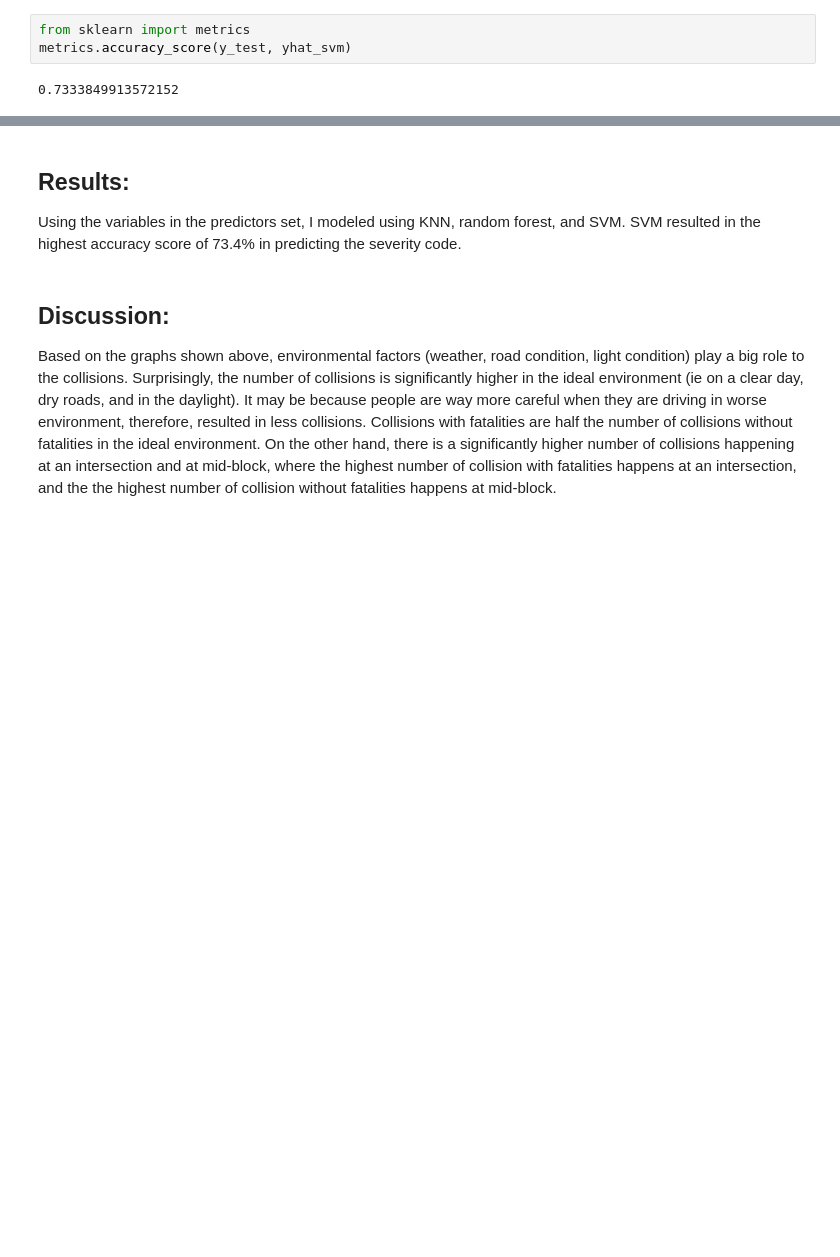
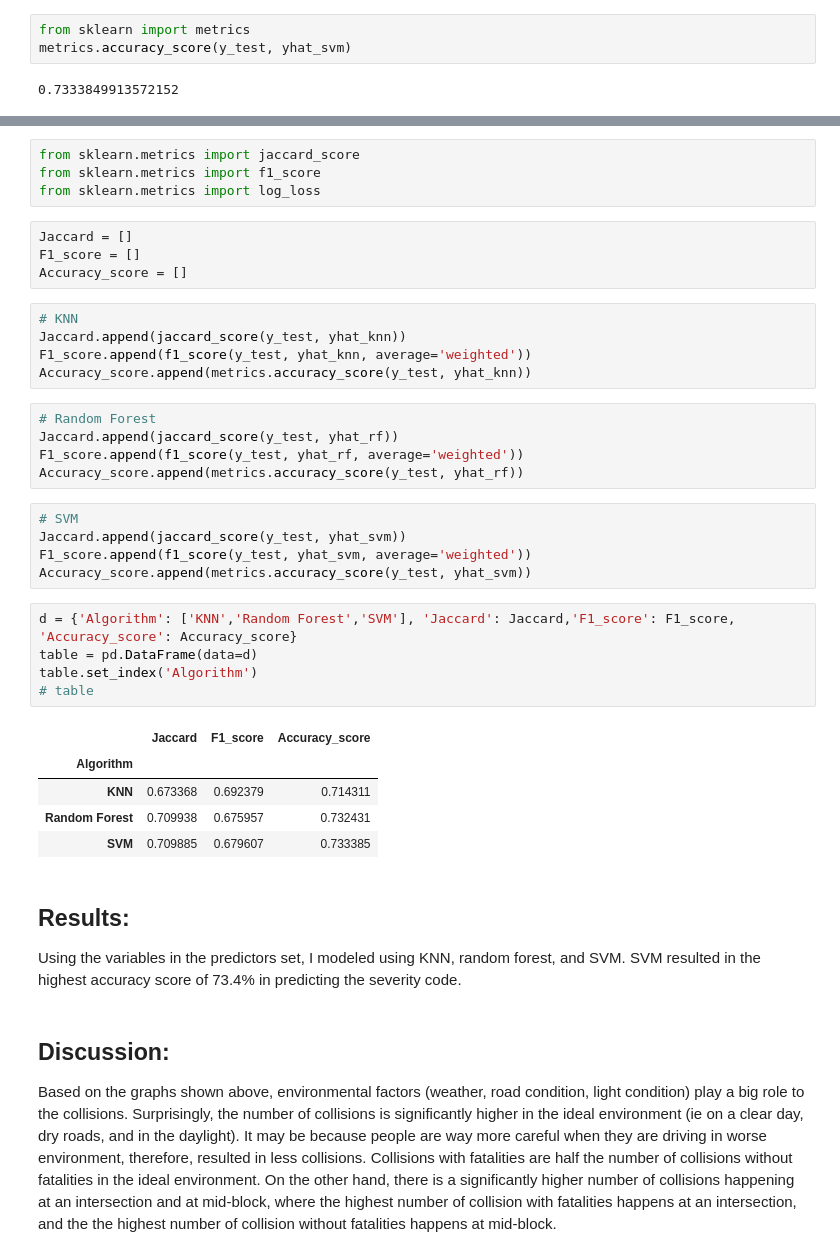
Before and after one commit to carlolY/Coursera_Capstone, a Jupyter notebook: Coursera_Capstone.ipynb, the cells around one changed output, grey strips where cells are left out. Drawn from its saved outputs; the diff is of its cells as text; blank space fills up the shorter version.

```diff
--- a/Coursera_Capstone.ipynb
+++ b/Coursera_Capstone.ipynb
@@ -205,3 +207,37 @@ metrics.accuracy_score(y_test, yhat_svm)
+# %%
+from sklearn.metrics import jaccard_score
+from sklearn.metrics import f1_score
+from sklearn.metrics import log_loss
+# %%
+Jaccard = []
+F1_score = []
+Accuracy_score = []
+# %%
+# KNN
+Jaccard.append(jaccard_score(y_test, yhat_knn))
+F1_score.append(f1_score(y_test, yhat_knn, average='weighted'))
+Accuracy_score.append(metrics.accuracy_score(y_test, yhat_knn))
+# %%
+# Random Forest
+Jaccard.append(jaccard_score(y_test, yhat_rf))
+F1_score.append(f1_score(y_test, yhat_rf, average='weighted'))
+Accuracy_score.append(metrics.accuracy_score(y_test, yhat_rf))
+# %%
+# SVM
+Jaccard.append(jaccard_score(y_test, yhat_svm))
+F1_score.append(f1_score(y_test, yhat_svm, average='weighted'))
+Accuracy_score.append(metrics.accuracy_score(y_test, yhat_svm))
+# %%
+d = {'Algorithm': ['KNN','Random Forest','SVM'], 'Jaccard': Jaccard,'F1_score': F1_score, 'Accuracy_score': Accuracy_score}
+table = pd.DataFrame(data=d)
+table.set_index('Algorithm')
+# table
+# %% [output]
+|  | Jaccard | F1_score | Accuracy_score |
+| Algorithm |  |  |  |
+| KNN | 0.673368 | 0.692379 | 0.714311 |
+| Random Forest | 0.709938 | 0.675957 | 0.732431 |
+| SVM | 0.709885 | 0.679607 | 0.733385 |
 # %% [markdown]
 ## Results:
 Using the variables in the predictors set, I modeled using KNN, random forest, and SVM. SVM resulted in the highest accuracy score of 73.4% in predicting the severity code.
```
Also changed, not shown: parts of 1 cell of this notebook.
